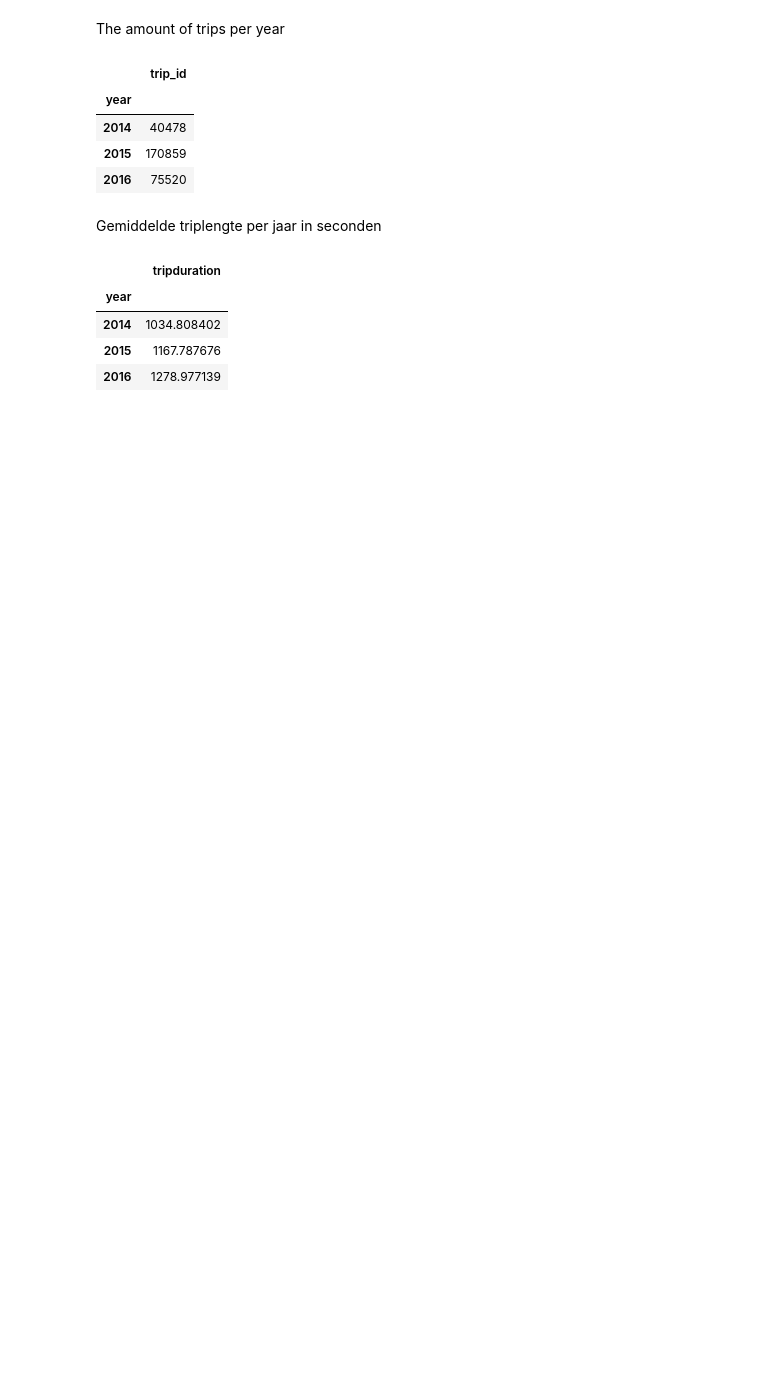
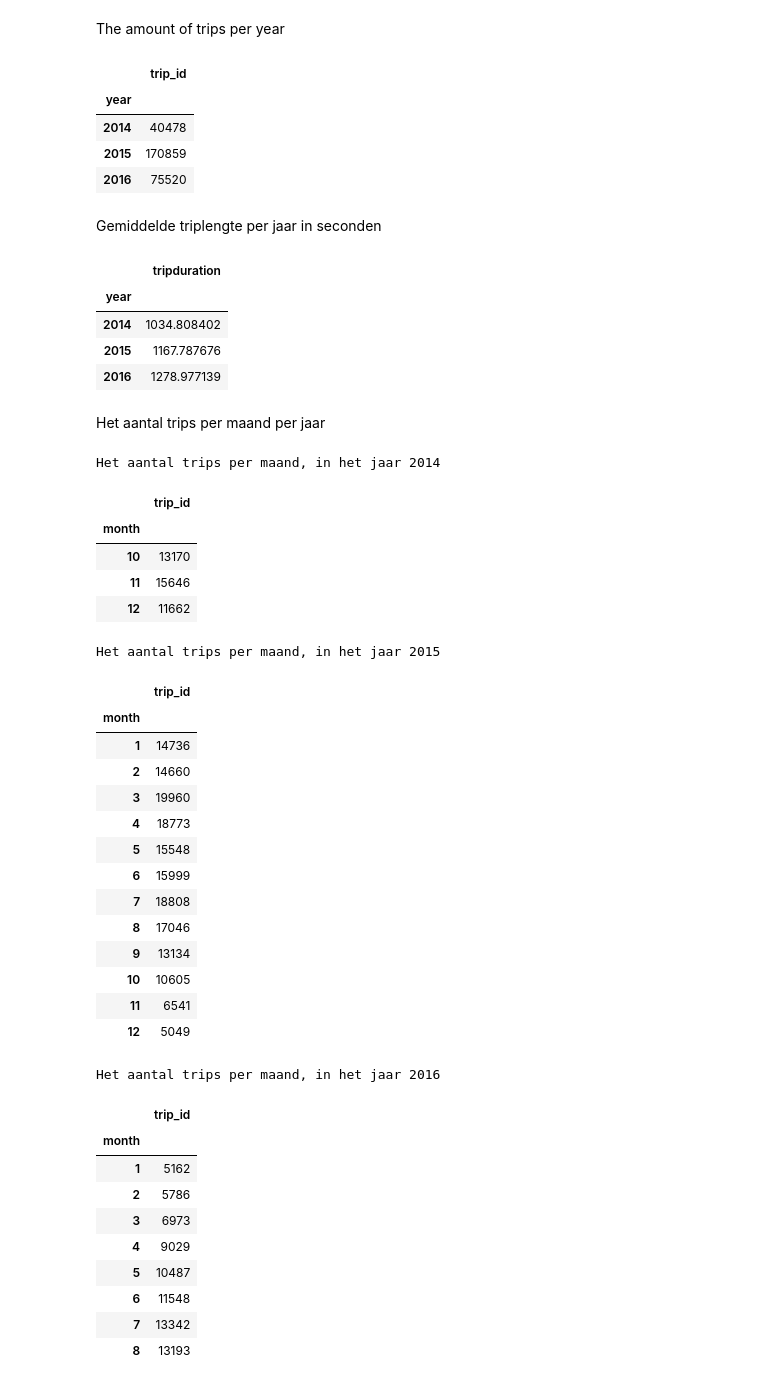
Before and after one commit to JeroenBoshuis/DataScience_Casus, a Jupyter notebook: Will people cycle more in the future - Jeroen.ipynb, the cells around one changed output. Saved outputs shown, nothing was run; the diff lists cells and outputs as text; code cells hidden in the pictures; blank space fills up the shorter version.

```diff
--- a/Will people cycle more in the future - Jeroen.ipynb
+++ b/Will people cycle more in the future - Jeroen.ipynb
@@ -83,3 +83,49 @@ trip[['year', 'tripduration']].groupby('year').mean()
 | 2014 | 1034.808402 |
 | 2015 | 1167.787676 |
 | 2016 | 1278.977139 |
+# %%
+jaar2014 = pd.DataFrame(data = trip.loc[trip['year'] == 2014])
+jaar2015 = pd.DataFrame(data = trip.loc[trip['year'] == 2015])
+jaar2016 = pd.DataFrame(data = trip.loc[trip['year'] == 2016])
+# %% [markdown]
+Het aantal trips per maand per jaar
+# %%
+print('Het aantal trips per maand, in het jaar 2014')
+display(jaar2014[['trip_id', 'month']].groupby('month').count())
+print('Het aantal trips per maand, in het jaar 2015')
+display(jaar2015[['trip_id', 'month']].groupby('month').count())
+print('Het aantal trips per maand, in het jaar 2016')
+display(jaar2016[['trip_id', 'month']].groupby('month').count())
+# %% [output]
+Het aantal trips per maand, in het jaar 2014
+|  | trip_id |
+| month |  |
+| 10 | 13170 |
+| 11 | 15646 |
+| 12 | 11662 |
+Het aantal trips per maand, in het jaar 2015
+|  | trip_id |
+| month |  |
+| 1 | 14736 |
+| 2 | 14660 |
+| 3 | 19960 |
+| 4 | 18773 |
+| 5 | 15548 |
+| 6 | 15999 |
+| 7 | 18808 |
+| 8 | 17046 |
+| 9 | 13134 |
+| 10 | 10605 |
+| 11 | 6541 |
+| 12 | 5049 |
+Het aantal trips per maand, in het jaar 2016
+|  | trip_id |
+| month |  |
+| 1 | 5162 |
+| 2 | 5786 |
+| 3 | 6973 |
+| 4 | 9029 |
+| 5 | 10487 |
+| 6 | 11548 |
+| 7 | 13342 |
+| 8 | 13193 |
```
Also changed, not shown: parts of 3 cells of this notebook, 1 other file.
